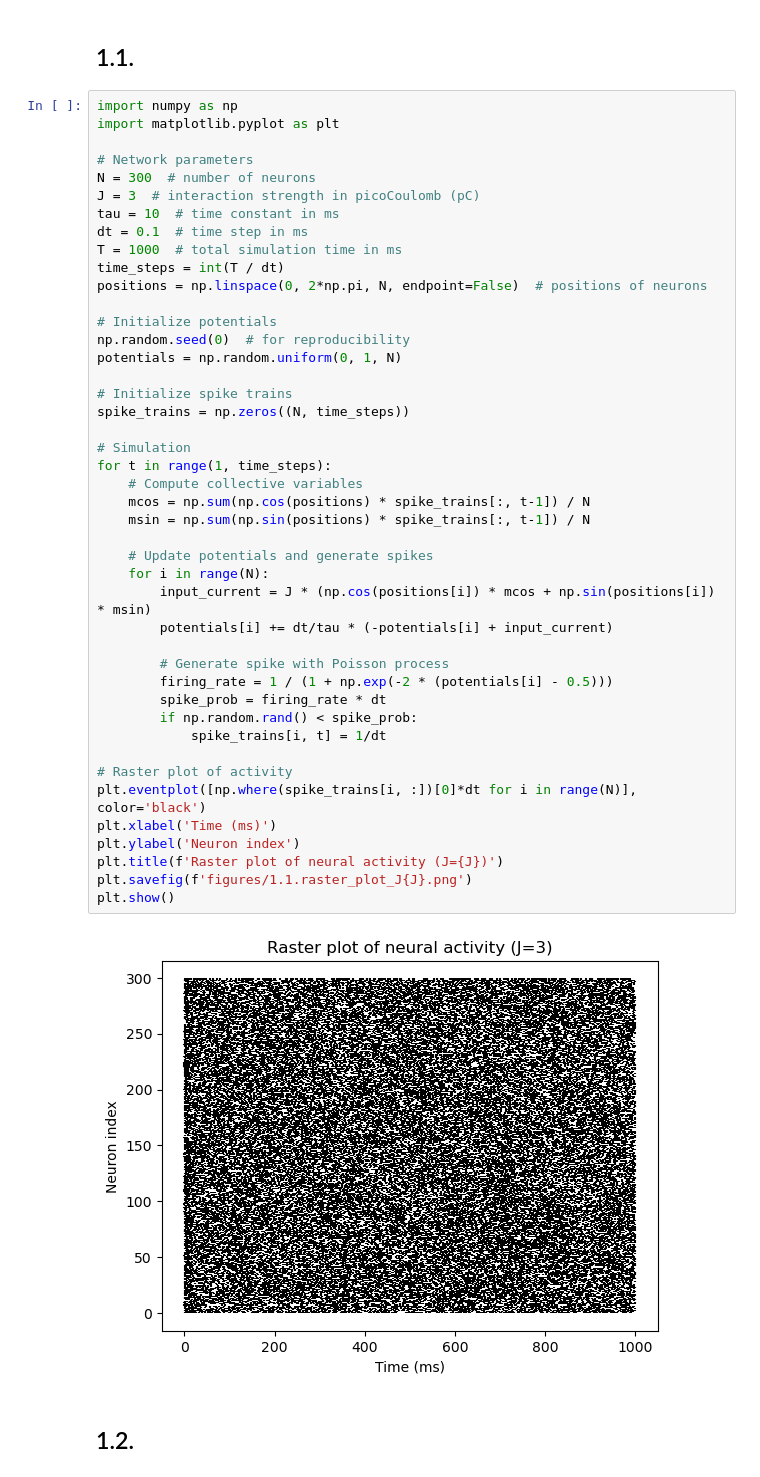
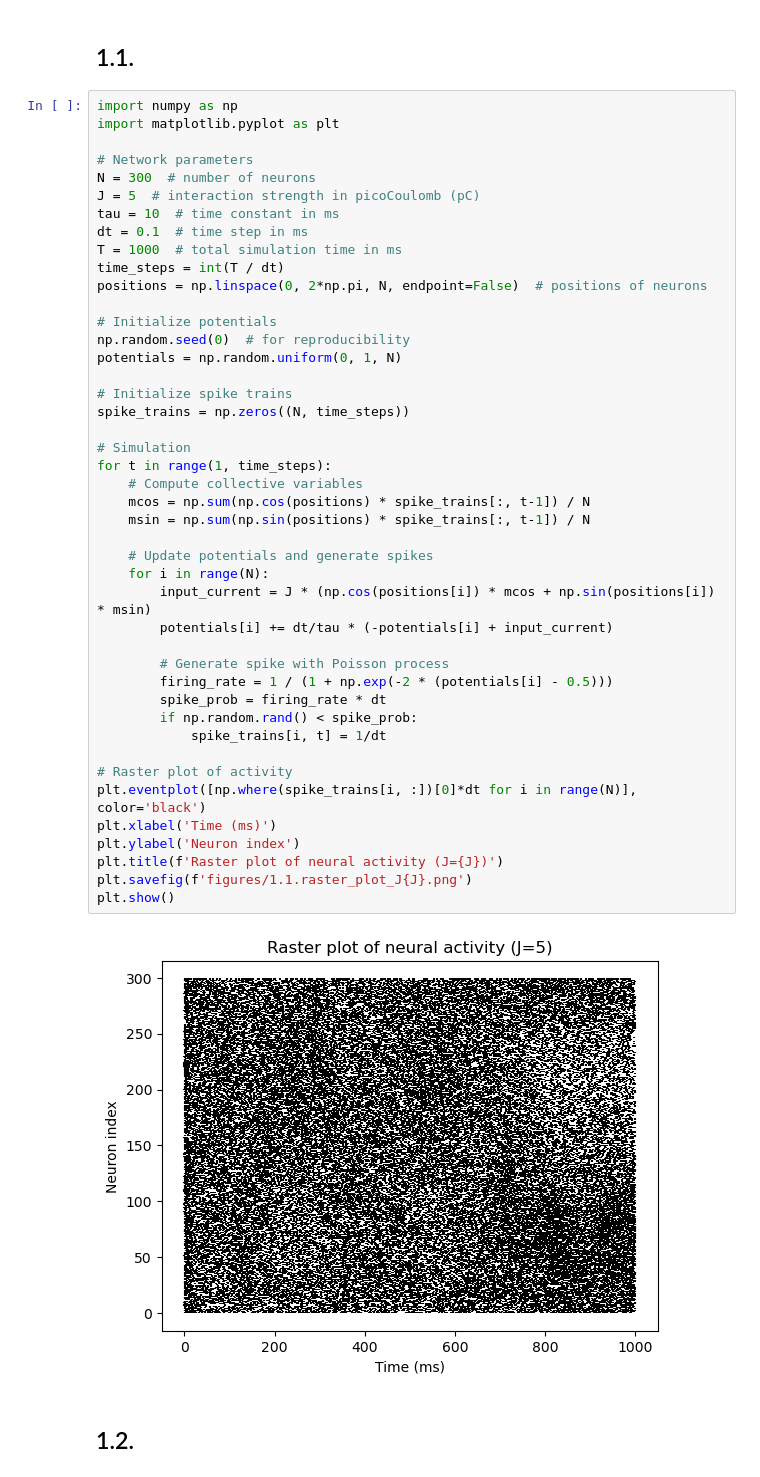
Before and after one commit to konsdibons/EPFL-NX-465-Computational-neuroscience-neuronal-dynamics, a Jupyter notebook: ex1.ipynb, the cells around one changed output. Drawn from its saved outputs; the diff is of its cells as text.

Commit message:
more plots

```diff
--- a/ex1.ipynb
+++ b/ex1.ipynb
@@ -6,7 +6,7 @@ import matplotlib.pyplot as plt
 
 # Network parameters
 N = 300  # number of neurons
-J = 3  # interaction strength in picoCoulomb (pC)
+J = 5  # interaction strength in picoCoulomb (pC)
 tau = 10  # time constant in ms
 dt = 0.1  # time step in ms
 T = 1000  # total simulation time in ms
@@ -18,34 +18,34 @@ np.random.seed(0)  # for reproducibility
 potentials = np.random.uniform(0, 1, N)
 
 # Initialize spike trains
 spike_trains = np.zeros((N, time_steps))
 
 # Simulation
 for t in range(1, time_steps):
     # Compute collective variables
     mcos = np.sum(np.cos(positions) * spike_trains[:, t-1]) / N
     msin = np.sum(np.sin(positions) * spike_trains[:, t-1]) / N
 
     # Update potentials and generate spikes
     for i in range(N):
         input_current = J * (np.cos(positions[i]) * mcos + np.sin(positions[i]) * msin)
         potentials[i] += dt/tau * (-potentials[i] + input_current)
 
         # Generate spike with Poisson process
         firing_rate = 1 / (1 + np.exp(-2 * (potentials[i] - 0.5)))
         spike_prob = firing_rate * dt
         if np.random.rand() < spike_prob:
             spike_trains[i, t] = 1/dt
 
 # Raster plot of activity
 plt.eventplot([np.where(spike_trains[i, :])[0]*dt for i in range(N)], color='black')
 plt.xlabel('Time (ms)')
 plt.ylabel('Neuron index')
 plt.title(f'Raster plot of neural activity (J={J})')
 plt.savefig(f'figures/1.1.raster_plot_J{J}.png')
 plt.show()
 # %% [output]
-[figure, old version]
+[figure, new version]
 # %% [markdown]
 ## 1.2.
 # %%
```
Also changed, not shown: parts of 2 cells of this notebook, 1 other file.
